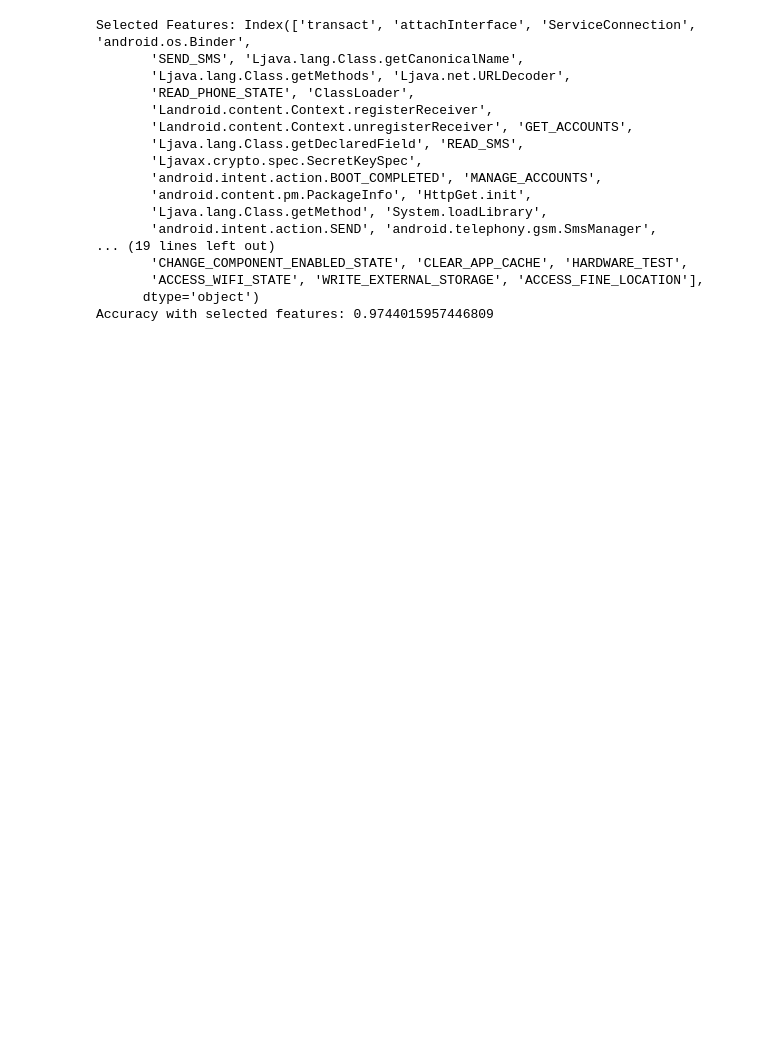
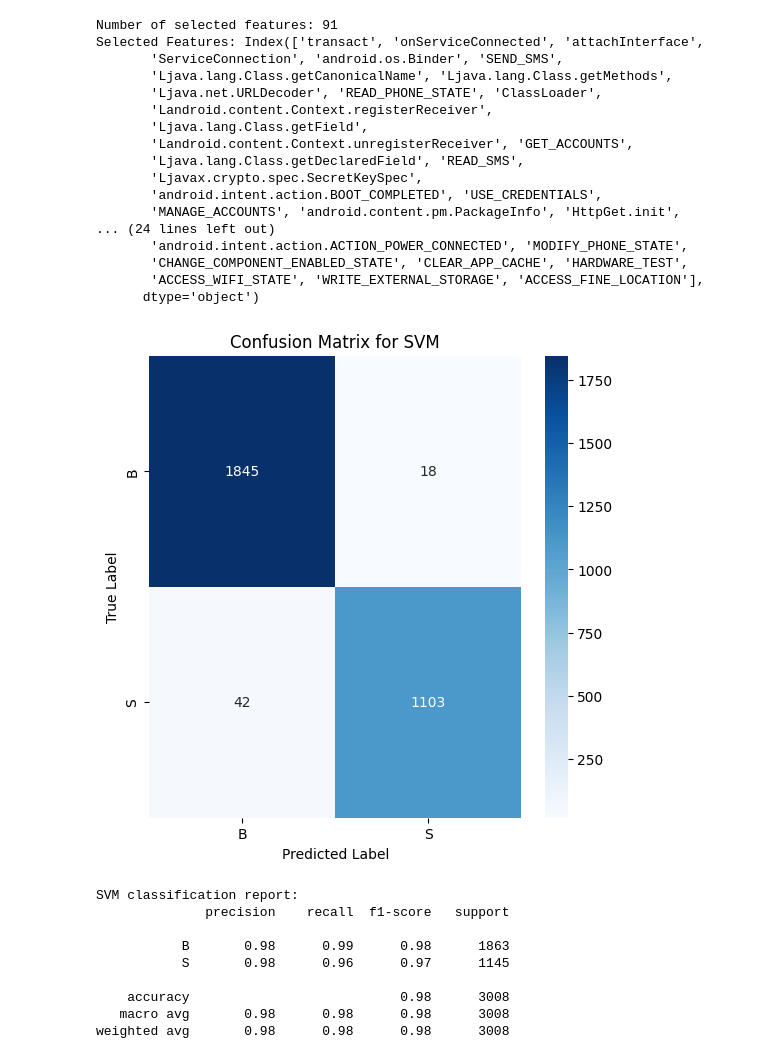
Before and after one commit to naimishaawasthi14/naimisha, a Jupyter notebook: Welcome_To_Colab.ipynb, the cells around one changed output. Cells and saved outputs as stored; diff of their text form; code cells hidden in the pictures; blank space fills up the shorter version.

```diff
--- a/Welcome_To_Colab.ipynb
+++ b/Welcome_To_Colab.ipynb
@@ -1,11 +1,18 @@
 # %% [markdown]
 <a href="https://colab.research.google.com/github/naimishaawasthi14/naimisha/blob/main/Welcome_To_Colab.ipynb" target="_parent"><img src="https://colab.research.google.com/assets/colab-badge.svg" alt="Open In Colab"/></a>
 # %%
-# Import necessary libraries
 import pandas as pd
 from sklearn.tree import DecisionTreeClassifier
+from sklearn.svm import SVC
+from sklearn.neighbors import KNeighborsClassifier
+from sklearn.ensemble import RandomForestClassifier
+from sklearn.naive_bayes import GaussianNB
+from sklearn.linear_model import LogisticRegression
 from sklearn.feature_selection import RFECV
 from sklearn.model_selection import train_test_split
+from sklearn.metrics import confusion_matrix, classification_report
+import matplotlib.pyplot as plt
+import seaborn as sns
 
 # Load your malware dataset
 malware_dataset_path = 'malwarebenign.csv'
@@ -19,46 +26,85 @@ X = malware_data.drop('class', axis=1)  # Replace 'target_column_name' with the
 y = malware_data['class']
 
 # Split the dataset into training and testing sets
 X_train, X_test, y_train, y_test = train_test_split(X, y, test_size=0.2, random_state=42)
 
 # Create a Decision Tree Classifier
 dt_classifier = DecisionTreeClassifier()
 
 # Create RFECV object
 rfe = RFECV(estimator=dt_classifier, cv=5)
 
 # Drop rows with NaN values
 X_train_no_nan = X_train.dropna()
 y_train_no_nan = y_train.loc[X_train_no_nan.index]
 
 # Fit RFECV
-rfe.fit(X_train_no_nan, y_train_no_nan )
+rfe.fit(X_train_no_nan, y_train_no_nan)
+
+# Print the number of selected features
+num_selected_features = rfe.n_features_
+print("Number of selected features:", num_selected_features)
 
 # Print the selected features
 selected_features = X.columns[rfe.support_]
 print("Selected Features:", selected_features)
 
-# Fit the model with the selected features
-dt_classifier.fit(X_train[selected_features], y_train)
+# Define classifiers
+classifiers = {
+    'SVM': SVC(),
+    'Decision Tree': DecisionTreeClassifier(),
+    'k-NN': KNeighborsClassifier(),
+    'Random Forest': RandomForestClassifier(),
+    'Naive Bayes': GaussianNB(),
+    'Logistic Regression': LogisticRegression(),
+    'Decision Tree': DecisionTreeClassifier()
+}
 
-# Evaluate the model
-accuracy = dt_classifier.score(X_test[selected_features], y_test)
-print("Accuracy with selected features:", accuracy)
+# Train and evaluate classifiers with selected features
+for clf_name, clf in classifiers.items():
+    clf.fit(X_train[selected_features], y_train)
+    y_pred = clf.predict(X_test[selected_features])
+
+    # Calculate confusion matrix and classification report
+    cm = confusion_matrix(y_test, y_pred)
+    cr = classification_report(y_test, y_pred)
+
+    # Plot confusion matrix
+    plt.figure(figsize=(6, 6))
+    sns.heatmap(cm, annot=True, fmt='d', cmap='Blues',
+                xticklabels=clf.classes_, yticklabels=clf.classes_)
+    plt.xlabel('Predicted Label')
+    plt.ylabel('True Label')
+    plt.title(f'Confusion Matrix for {clf_name}')
+    plt.show()
+
+    # Display classification report
+    print(f"{clf_name} classification report:\n{cr}")
 # %% [output]
-Selected Features: Index(['transact', 'attachInterface', 'ServiceConnection', 'android.os.Binder',
-       'SEND_SMS', 'Ljava.lang.Class.getCanonicalName',
-       'Ljava.lang.Class.getMethods', 'Ljava.net.URLDecoder',
-       'READ_PHONE_STATE', 'ClassLoader',
+Number of selected features: 91
+Selected Features: Index(['transact', 'onServiceConnected', 'attachInterface',
+       'ServiceConnection', 'android.os.Binder', 'SEND_SMS',
+       'Ljava.lang.Class.getCanonicalName', 'Ljava.lang.Class.getMethods',
+       'Ljava.net.URLDecoder', 'READ_PHONE_STATE', 'ClassLoader',
        'Landroid.content.Context.registerReceiver',
+       'Ljava.lang.Class.getField',
        'Landroid.content.Context.unregisterReceiver', 'GET_ACCOUNTS',
        'Ljava.lang.Class.getDeclaredField', 'READ_SMS',
        'Ljavax.crypto.spec.SecretKeySpec',
-       'android.intent.action.BOOT_COMPLETED', 'MANAGE_ACCOUNTS',
-       'android.content.pm.PackageInfo', 'HttpGet.init',
-       'Ljava.lang.Class.getMethod', 'System.loadLibrary',
-       'android.intent.action.SEND', 'android.telephony.gsm.SmsManager',
-... (19 lines left out)
+       'android.intent.action.BOOT_COMPLETED', 'USE_CREDENTIALS',
+       'MANAGE_ACCOUNTS', 'android.content.pm.PackageInfo', 'HttpGet.init',
+... (24 lines left out)
+       'android.intent.action.ACTION_POWER_CONNECTED', 'MODIFY_PHONE_STATE',
        'CHANGE_COMPONENT_ENABLED_STATE', 'CLEAR_APP_CACHE', 'HARDWARE_TEST',
        'ACCESS_WIFI_STATE', 'WRITE_EXTERNAL_STORAGE', 'ACCESS_FINE_LOCATION'],
       dtype='object')
-Accuracy with selected features: 0.9744015957446809
+[figure, added]
+SVM classification report:
+              precision    recall  f1-score   support
+
+           B       0.98      0.99      0.98      1863
+           S       0.98      0.96      0.97      1145
+
+    accuracy                           0.98      3008
+   macro avg       0.98      0.98      0.98      3008
+weighted avg       0.98      0.98      0.98      3008
```
Also changed, not shown: parts of 8 cells of this notebook.
